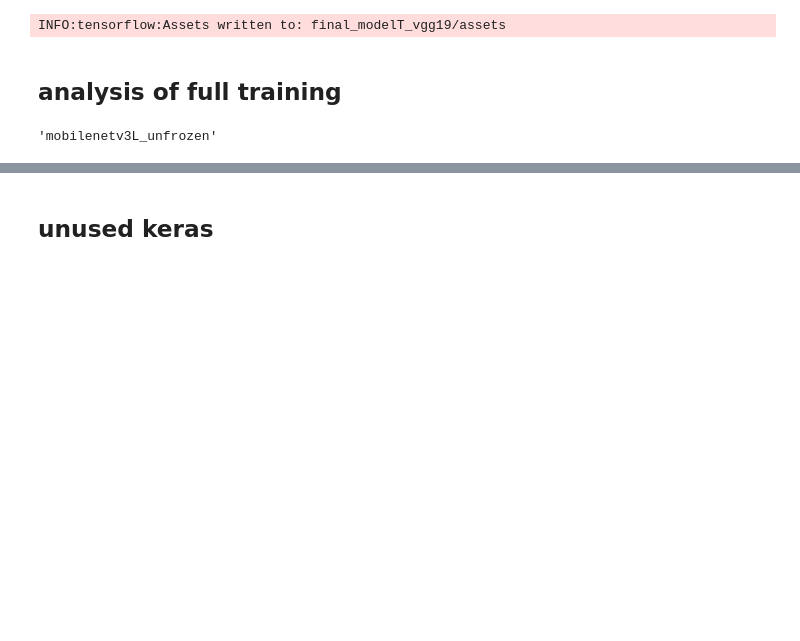
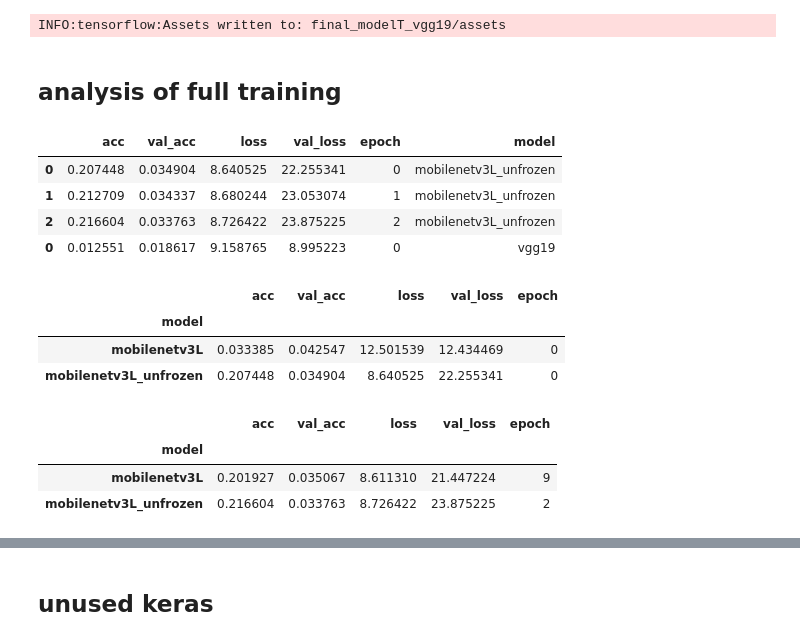
Before and after one commit to mnoor-ds/Sem2_CA1_Data, a Jupyter notebook: notebook/00_preprocess.ipynb, the cells around one changed output, grey strips where cells are left out. Drawn from its saved outputs; the diff is of its cells as text; code cells hidden in the pictures; blank space fills up the shorter version.

```diff
--- a/notebook/00_preprocess.ipynb
+++ b/notebook/00_preprocess.ipynb
@@ -1400,4 +1403,26 @@ res_full_files_df = pd.concat(res_full_files_df)
-# %%
-'res_full_mobilenetv3L_unfrozen.csv'.split('res_full_')[-1].split('.csv')[0]
-# %% [output]
-'mobilenetv3L_unfrozen'
+# %%
+res_full_files_df.head(4)
+# %% [output]
+|  | acc | val_acc | loss | val_loss | epoch | model |
+| 0 | 0.207448 | 0.034904 | 8.640525 | 22.255341 | 0 | mobilenetv3L_unfrozen |
+| 1 | 0.212709 | 0.034337 | 8.680244 | 23.053074 | 1 | mobilenetv3L_unfrozen |
+| 2 | 0.216604 | 0.033763 | 8.726422 | 23.875225 | 2 | mobilenetv3L_unfrozen |
+| 0 | 0.012551 | 0.018617 | 9.158765 | 8.995223 | 0 | vgg19 |
+# %%
+#### FOR FULL RES ~~~
+
+res_full_models_initial = res_full_files_df.groupby('model').first()
+res_full_models_initial.head(2)
+# %% [output]
+|  | acc | val_acc | loss | val_loss | epoch |
+| model |  |  |  |  |  |
+| mobilenetv3L | 0.033385 | 0.042547 | 12.501539 | 12.434469 | 0 |
+| mobilenetv3L_unfrozen | 0.207448 | 0.034904 | 8.640525 | 22.255341 | 0 |
+# %%
+res_full_models_final = res_full_files_df.groupby('model').last()
+res_full_models_final.head(2)
+# %% [output]
+|  | acc | val_acc | loss | val_loss | epoch |
+| model |  |  |  |  |  |
+| mobilenetv3L | 0.201927 | 0.035067 | 8.611310 | 21.447224 | 9 |
+| mobilenetv3L_unfrozen | 0.216604 | 0.033763 | 8.726422 | 23.875225 | 2 |
```
Also changed, not shown: parts of 3 cells of this notebook, 2 other files.
